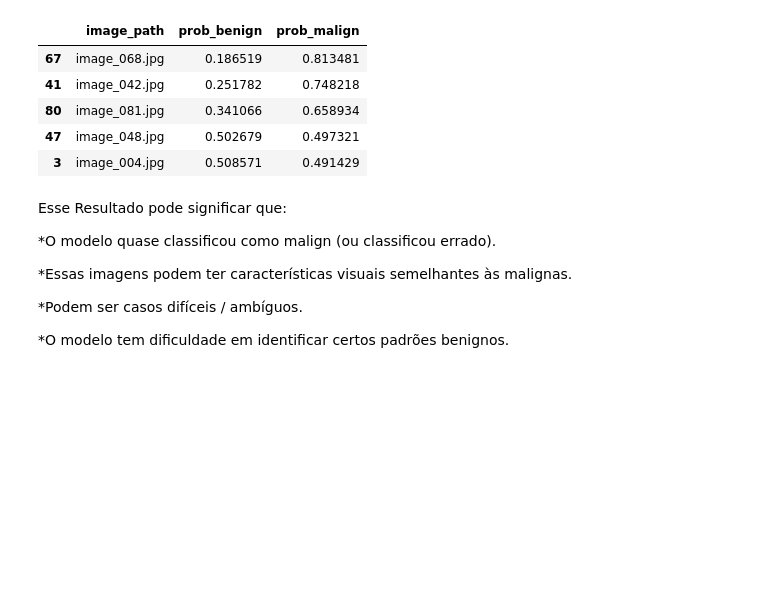
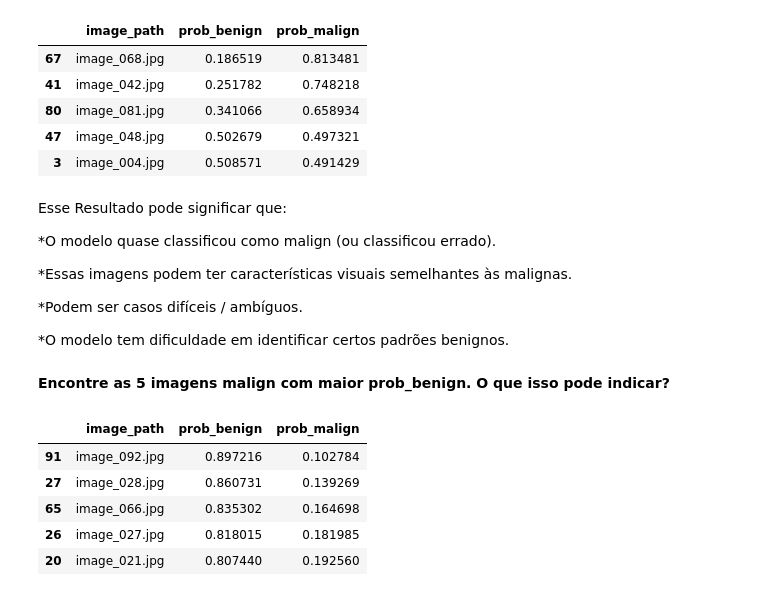
Before and after one commit to Guilherme0202PM/TreinamentoDados, a Jupyter notebook: Semana04/Section02/Tasks/CaseStudy_Pandas.ipynb, the cells around one changed output. Saved outputs shown, nothing was run; the diff lists cells and outputs as text; code cells hidden in the pictures; blank space fills up the shorter version.

Commit message:
5 malignant images with the highest probability of being benign

```diff
--- a/Semana04/Section02/Tasks/CaseStudy_Pandas.ipynb
+++ b/Semana04/Section02/Tasks/CaseStudy_Pandas.ipynb
@@ -197,3 +197,19 @@ Esse Resultado pode significar que:
 *Podem ser casos difíceis / ambíguos.
 
 *O modelo tem dificuldade em identificar certos padrões benignos.
+# %% [markdown]
+**Encontre as 5 imagens malign com maior prob_benign. O que isso pode
+indicar?**
+# %%
+malignos = data[data["real_class"] == "malign"]
+
+top5_maior_prob_benign = malignos.sort_values(by="prob_benign", ascending=False).head(5)
+
+top5_maior_prob_benign[["image_path", "prob_benign", "prob_malign"]]
+# %% [output]
+|  | image_path | prob_benign | prob_malign |
+| 91 | image_092.jpg | 0.897216 | 0.102784 |
+| 27 | image_028.jpg | 0.860731 | 0.139269 |
+| 65 | image_066.jpg | 0.835302 | 0.164698 |
+| 26 | image_027.jpg | 0.818015 | 0.181985 |
+| 20 | image_021.jpg | 0.807440 | 0.192560 |
```
Also changed, not shown: parts of 1 cell of this notebook.
